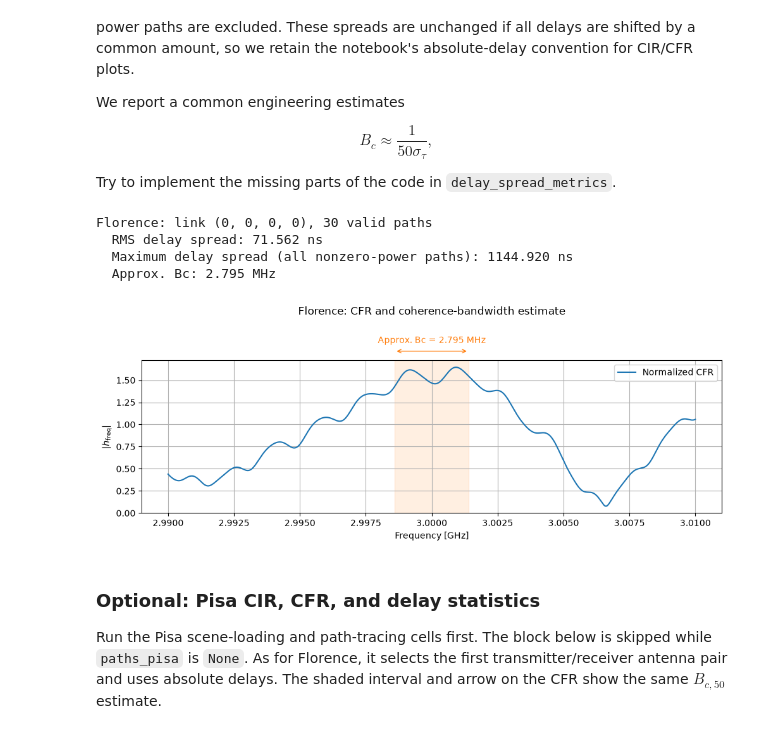
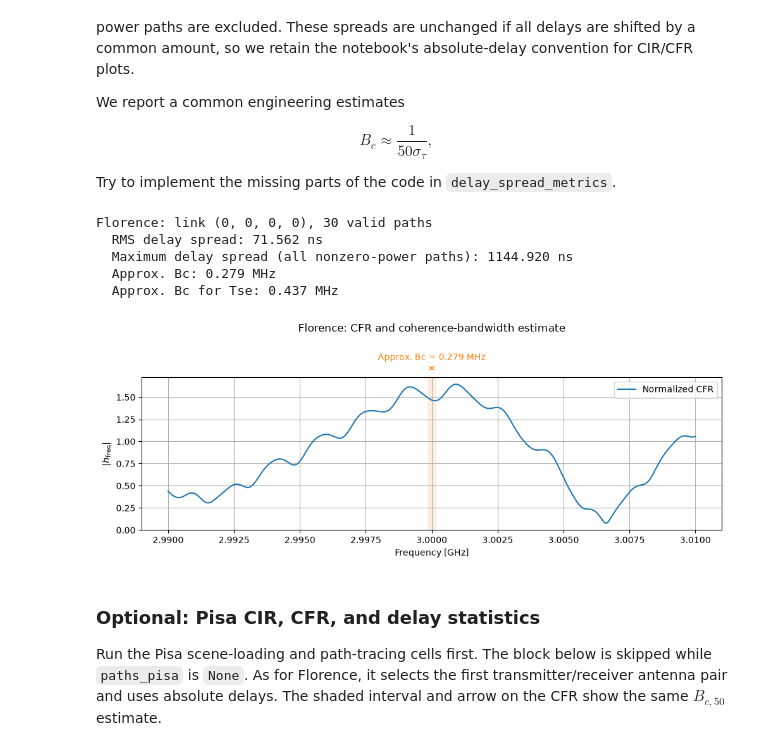
Before and after one commit to lostinafro/comm-workshops, a Jupyter notebook: 2026_wirelesscomms/raytracer_channel.ipynb, the cells around one changed output. Drawn from its saved outputs; the diff is of its cells as text; code cells hidden in the pictures.

```diff
--- a/2026_wirelesscomms/raytracer_channel.ipynb
+++ b/2026_wirelesscomms/raytracer_channel.ipynb
@@ -435,7 +435,7 @@ def delay_spread_metrics(paths_object, link=(0, 0, 0, 0)):
         "mean_excess_delay_s": float(mean_excess_delay),
         "rms_delay_spread_s": rms,
         "max_delay_spread_s": float(np.ptp(delays)),
-        "coherence_bandwidth": np.inf if rms == 0 else 1/(rms*5),
+        "coherence_bandwidth": np.inf if rms == 0 else 1/(rms*50),
         "coherence_bandwidth_tse": 1 / float(np.ptp(delays)) / 2,
     }
 
@@ -446,6 +446,7 @@ def print_delay_metrics(metrics, label):
     print(f"  Maximum delay spread (all nonzero-power paths): "
           f"{metrics['max_delay_spread_s']*1e9:.3f} ns")
     print(f"  Approx. Bc: {metrics['coherence_bandwidth']/1e6:.3f} MHz")
+    print(f"  Approx. Bc for Tse: {metrics['coherence_bandwidth_tse']/1e6:.3f} MHz")
 
 
 def plot_cfr_with_coherence(paths_object, metrics, center_frequency,
@@ -466,35 +467,36 @@ def plot_cfr_with_coherence(paths_object, metrics, center_frequency,
         ax.axvspan(left, right, alpha=0.12, color="tab:orange")
         # x in GHz, y in axes coordinates: keep the bracket above the curve.
         transform = ax.get_xaxis_transform()
         ax.annotate("", xy=(left, 1.06), xytext=(right, 1.06),
                     xycoords=transform, textcoords=transform,
                     arrowprops=dict(arrowstyle="<->", color="tab:orange"),
                     annotation_clip=False)
         ax.text((left+right)/2, 1.10, f"Approx. Bc = {bc/1e6:.3f} MHz",
                 transform=transform, ha="center", va="bottom", color="tab:orange")
     else:
         ax.text(0.5, 1.08, "Zero RMS delay spread: estimated Bc is infinite",
                 transform=ax.transAxes, ha="center")
     ax.set(xlabel="Frequency [GHz]", ylabel=r"$|h_\mathrm{freq}|$",
            title=f"{label}: CFR and coherence-bandwidth estimate")
     ax.set_title(ax.get_title(), pad=52)
     ax.grid(True)
     ax.legend(loc="best")
     fig.tight_layout()
     plt.show()
     return fig, ax
 
 
 florence_metrics = delay_spread_metrics(paths)
 print_delay_metrics(florence_metrics, "Florence")
 _ = plot_cfr_with_coherence(paths, florence_metrics, carrier_frequency, "Florence",
                             sweep_bandwidth=bandwidth)
 # %% [output]
 Florence: link (0, 0, 0, 0), 30 valid paths
   RMS delay spread: 71.562 ns
   Maximum delay spread (all nonzero-power paths): 1144.920 ns
-  Approx. Bc: 2.795 MHz
+  Approx. Bc: 0.279 MHz
+  Approx. Bc for Tse: 0.437 MHz
-[figure, old version]
+[figure, new version]
 # %% [markdown]
 ### Optional: Pisa CIR, CFR, and delay statistics
 
```
Also changed, not shown: parts of 13 cells of this notebook.
